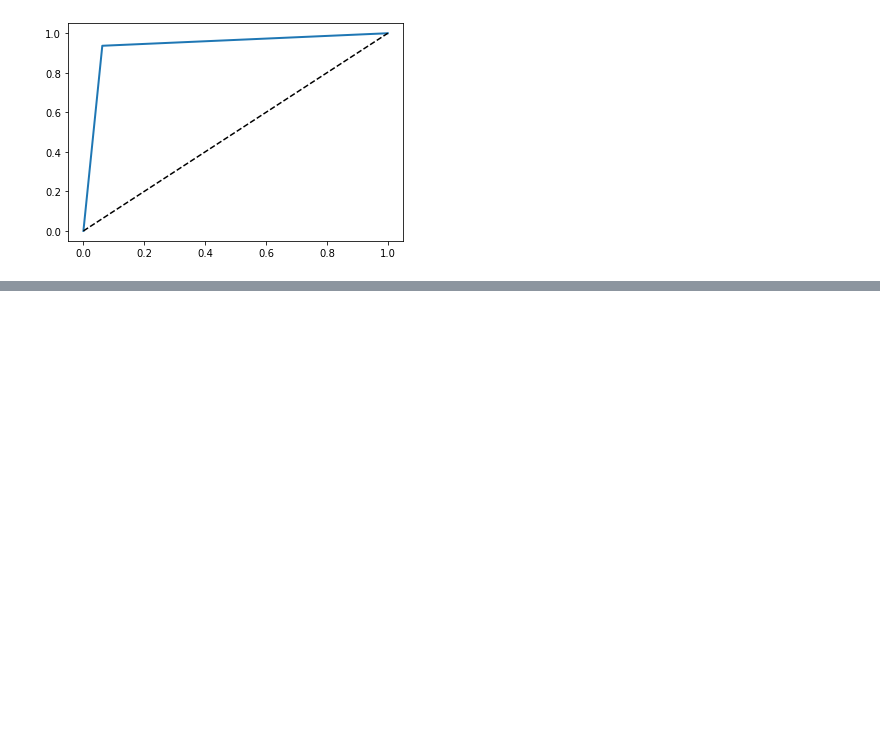
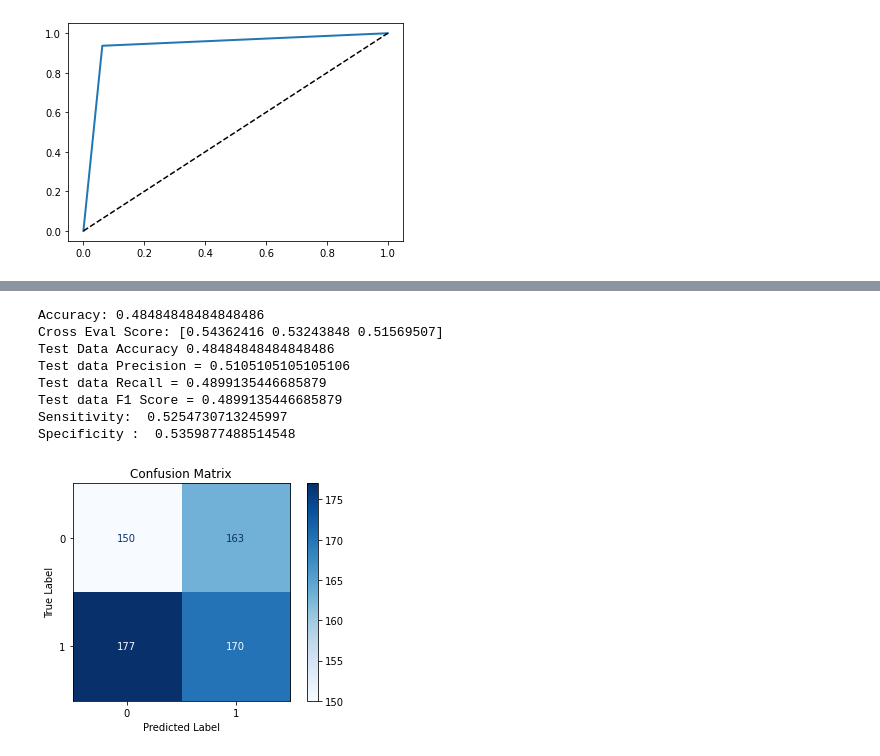
Before and after one commit to na2007/F20DL, a Jupyter notebook: Coursework (3).ipynb, the cells around one changed output, grey strips where cells are left out. Drawn from its saved outputs; the diff is of its cells as text; code cells hidden in the pictures; blank space fills up the shorter version.

```diff
--- a/Coursework (3).ipynb
+++ b/Coursework (3).ipynb
@@ -967,0 +691,71 @@ Specificity :  0.5203619909502263
+# %%
+from sklearn.naive_bayes import MultinomialNB
+#loading the original dataset
+original_dataset=pd.read_csv('/Users/HP/Desktop/train.csv')
+
+#making the dataset suitable for a binary classifier
+original_dataset.loc[(original_dataset.price_range == 3), ('price_range') ] = 0
+original_dataset.loc[(original_dataset.price_range != 0), ('price_range') ] = 1
+df=original_dataset
+
+#Running a decision tree classifier on original dataset
+X=df.drop(['price_range'],axis=1)
+Y=df['price_range']
+
+X_train, X_test, y_train, y_test = train_test_split(X,Y, test_size=0.33, random_state=10)
+classifier = MultinomialNB()
+clf =classifier.fit(X_train, y_train)
+#Predict the response for test dataset
+y_pred = clf.predict(X_test)
+
+# Model Accuracy, how often is the classifier correct?
+print("Accuracy:",metrics.accuracy_score(y_test, y_pred))
+#cross validation score
+print("Cross Eval Score:", cross_val_score(clf, X_train, y_train, cv=3, scoring="accuracy"))
+#confusion matrix
+y_train_pred = cross_val_predict(clf, X_train, y_train, cv=3)
+cm=confusion_matrix(y_train, y_train_pred)
+
+# accuracy on test data
+X_test_prediction = clf.predict(X_test)
+test_data_accuracy = accuracy_score(y_test, X_test_prediction)
+print("Test Data Accuracy",test_data_accuracy)
+
+# precision for test data predictions
+from sklearn.metrics import precision_score
+precision_test = precision_score(y_test, X_test_prediction)
+print('Test data Precision =', precision_test)
+
+# recall for test data predictions
+recall_test = recall_score(y_test, X_test_prediction)
+print('Test data Recall =', recall_test)
+
+# F1 Score for test data predictions
+f1_score_test = recall_score(y_test, X_test_prediction)
+print('Test data F1 Score =', f1_score_test)
+sensitivity = cm[0,0]/(cm[0,0]+cm[0,1])
+print("Sensitivity: ",sensitivity)
+
+specificity = cm[1,1]/(cm[1,0]+cm[1,1])
+print('Specificity : ', specificity)
+#plotting the confusion matrix
+
+import matplotlib.pyplot as plt
+from sklearn.metrics import plot_confusion_matrix
+
+matrix=plot_confusion_matrix(clf, X_test, y_test, cmap=plt.cm.Blues)
+matrix.ax_.set_title('Confusion Matrix')
+plt.xlabel('Predicted Label')
+plt.ylabel('True Label')
+
+plt.show()
+# %% [output]
+Accuracy: 0.48484848484848486
+Cross Eval Score: [0.54362416 0.53243848 0.51569507]
+Test Data Accuracy 0.48484848484848486
+Test data Precision = 0.5105105105105106
+Test data Recall = 0.4899135446685879
+Test data F1 Score = 0.4899135446685879
+Sensitivity:  0.5254730713245997
+Specificity :  0.5359877488514548
+[figure, added]
```
Also changed, not shown: parts of 95 cells of this notebook.
